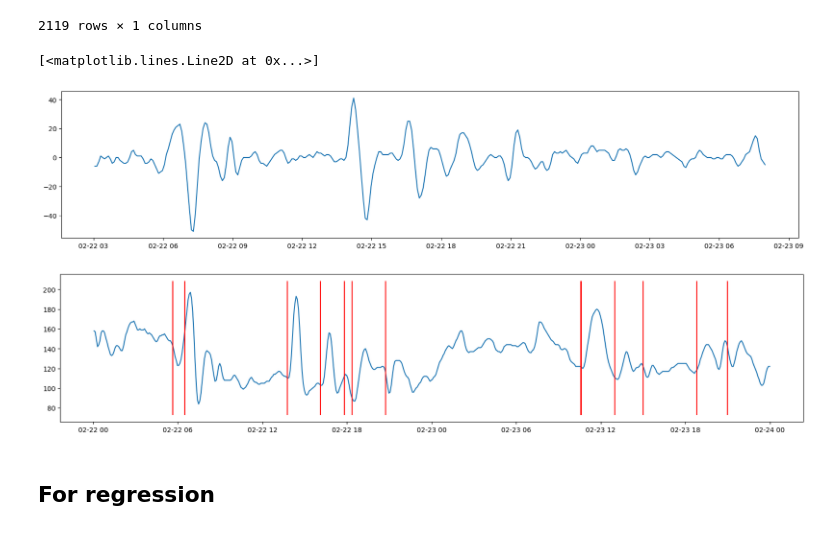
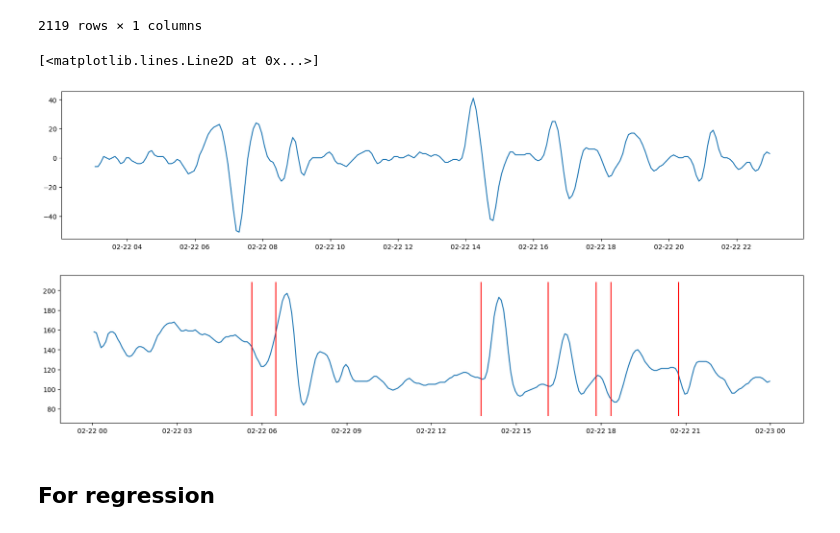
Before and after one commit to NoahGillespie/CGM, a Jupyter notebook: dv_explores.ipynb, the cells around one changed output. Cells and saved outputs as stored; diff of their text form; code cells hidden in the pictures.

```diff
--- a/dv_explores.ipynb
+++ b/dv_explores.ipynb
@@ -92,17 +92,17 @@ differences
 2119 rows × 1 columns
 # %%
 plt.figure(figsize=(20, 4))
-plt.plot(differences[(differences.index < '2020-02-23 08:00:00') & (differences.index > '2020-02-22 03:00:00')])
+plt.plot(differences[(differences.index < '2020-02-22 23:00:00') & (differences.index > '2020-02-22 03:00:00')])
 # %% [output]
 [<matplotlib.lines.Line2D at 0x...>]
-[figure, old version]
+[figure, new version]
 # %%
 food2 = pd.read_csv(f'./{DATA_PATH}/002/Food_Log_002.csv', index_col=['time_begin'], parse_dates=['time_begin'], skipinitialspace=True)
 glu2 = pd.read_csv(f'./{DATA_PATH}/002/Dexcom_002.csv', header=0, skiprows=range(1, 13), index_col=['Timestamp (YYYY-MM-DDThh:mm:ss)'], parse_dates=['Timestamp (YYYY-MM-DDThh:mm:ss)'])
 # %%
-plot_series_with_food(glu2, food2, '2020-02-22', '2020-02-23')
+plot_series_with_food(glu2, food2, '2020-02-22', '2020-02-22')
 # %% [output]
-[figure, old version]
+[figure, new version]
 # %% [markdown]
 ## For regression
 # %%
```
